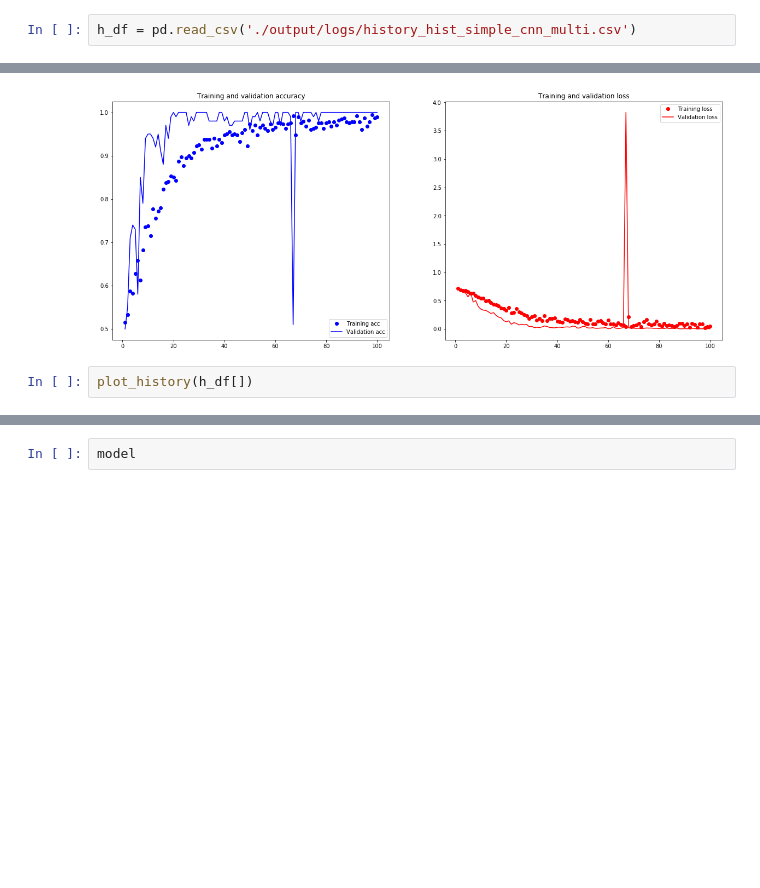
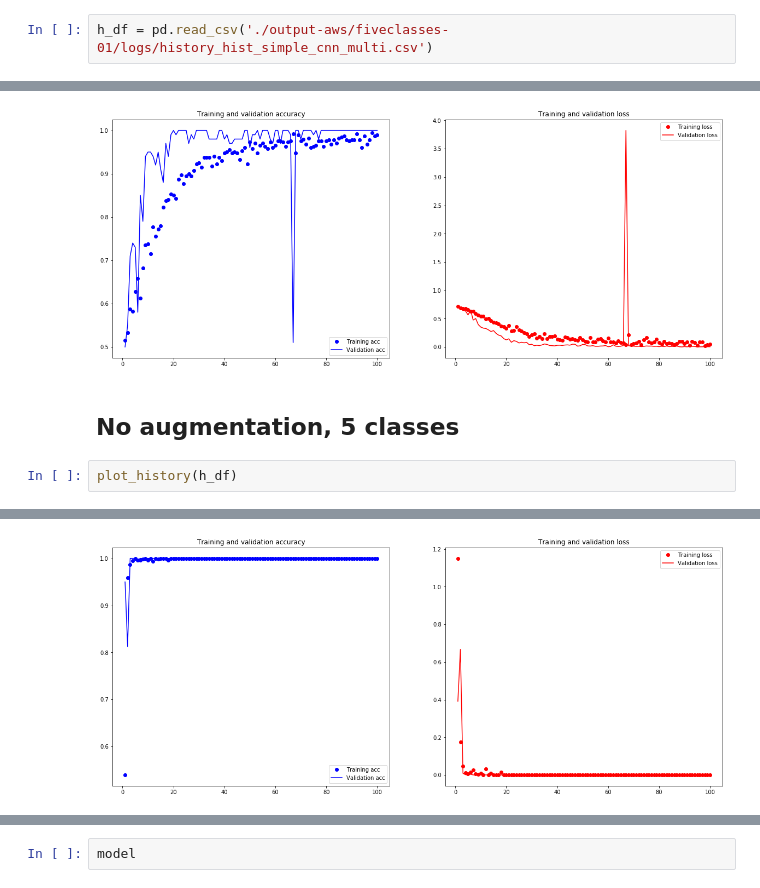
Before and after one commit to ikoshkin/cozmo-emoji-bingo, a Jupyter notebook: plot.ipynb, the cells around one changed output, grey strips where cells are left out. Drawn from its saved outputs; the diff is of its cells as text; blank space fills up the shorter version.

```diff
--- a/plot.ipynb
+++ b/plot.ipynb
@@ -20,5 +21,5 @@ model.load_weights('./output/hdf5/simple_cnn_multi-094-0.031.hdf5')
 # %%
-h_df = pd.read_csv('./output/logs/history_hist_simple_cnn_multi.csv')
+h_df = pd.read_csv('./output-aws/fiveclasses-01/logs/history_hist_simple_cnn_multi.csv')
 # %%
 def plot_history(hist_df):
 
@@ -51,6 +52,8 @@ def plot_history(hist_df):
 plot_history(h_df)
 # %% [output]
 [figure]
+# %% [markdown]
+## No augmentation, 5 classes
 # %%
-plot_history(h_df[])
+plot_history(h_df)
 # %% [output]
@@ -57,0 +60 @@ SyntaxError: invalid syntax (<ipython-input-8-e81ef629a05d>, line 1)
+[figure, added]
```
Also changed, not shown: parts of 12 cells of this notebook, 1 other file.
